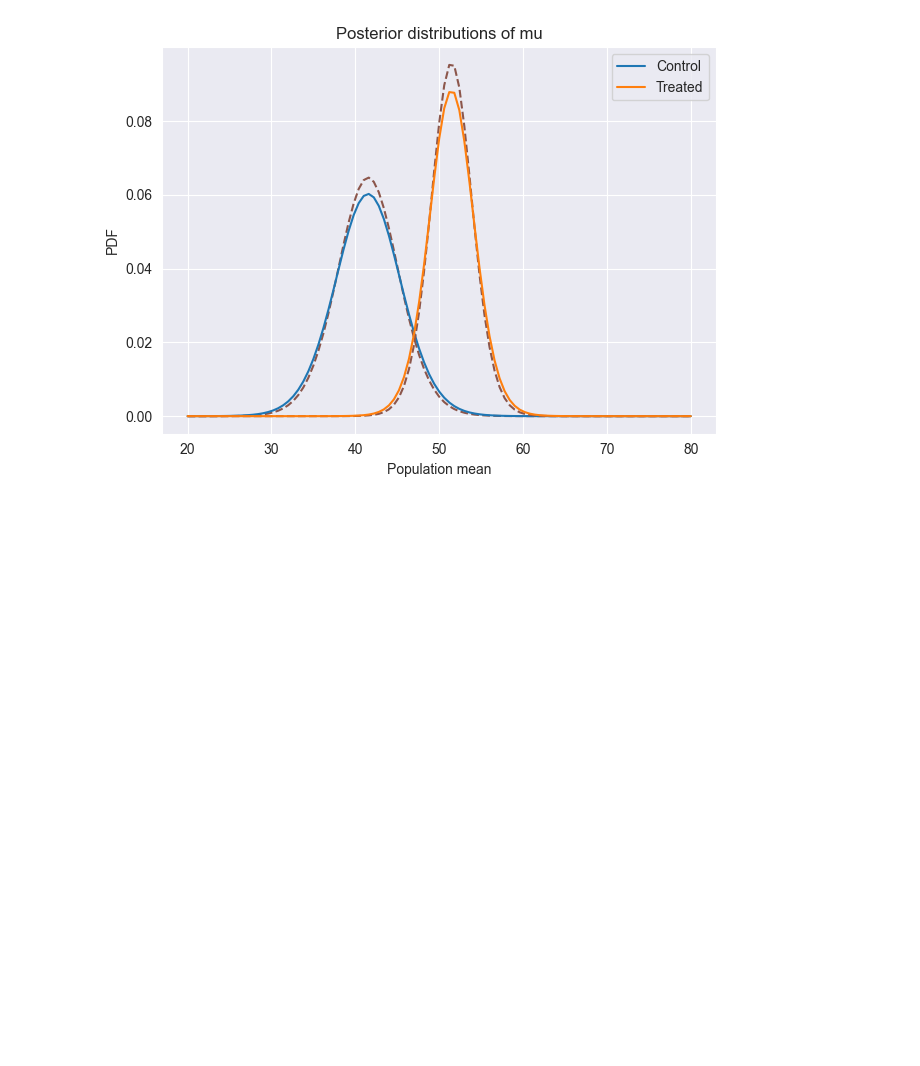
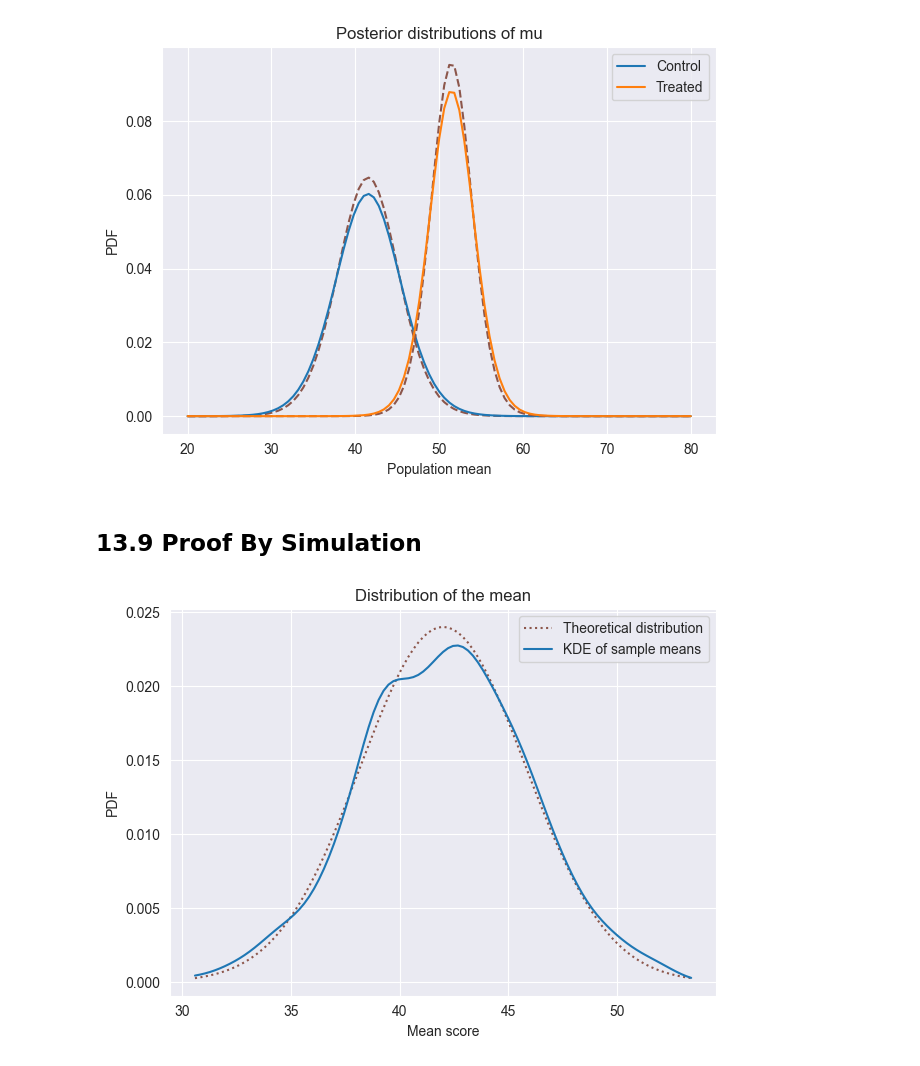
Before and after one commit to Xupeiyi/think-bayes, a Jupyter notebook: chapter13.ipynb, the cells around one changed output. Saved outputs shown, nothing was run; the diff lists cells and outputs as text; code cells hidden in the pictures; blank space fills up the shorter version.

```diff
--- a/chapter13.ipynb
+++ b/chapter13.ipynb
@@ -324,3 +325,44 @@ decorate(
 )
 # %% [output]
 [figure]
+# %% [markdown]
+## 13.9 Proof By Simulation
+# %%
+mu = 42
+sigma = 17
+dist = norm(mu, sigma)
+
+
+def pmf_from_dist(dist, low, high):
+    qs = np.linspace(low, high, 101)
+    ps = dist.pdf(qs)
+    pmf = Pmf(ps, qs)
+    pmf.normalize()
+    return pmf
+
+
+low = dist_m.mean() - dist_m.std() * 3
+high = dist_m.mean() + dist_m.std() * 3
+pmf_m = pmf_from_dist(dist_m, low, high)
+
+
+n = 20
+samples = dist.rvs((1000, n))
+sample_means = samples.mean(axis=1)
+
+qs = pmf_m.qs
+pmf_sample_means = kde_from_sample(sample_means, qs)
+
+pmf_m.plot(
+    label='Theoretical distribution',
+    ls=':',
+    color='C5'
+)
+pmf_sample_means.plot(label='KDE of sample means')
+decorate(
+    xlabel='Mean score',
+    ylabel='PDF',
+    title='Distribution of the mean'
+)
+# %% [output]
+[figure, added]
```
Also changed, not shown: parts of 1 cell of this notebook.
